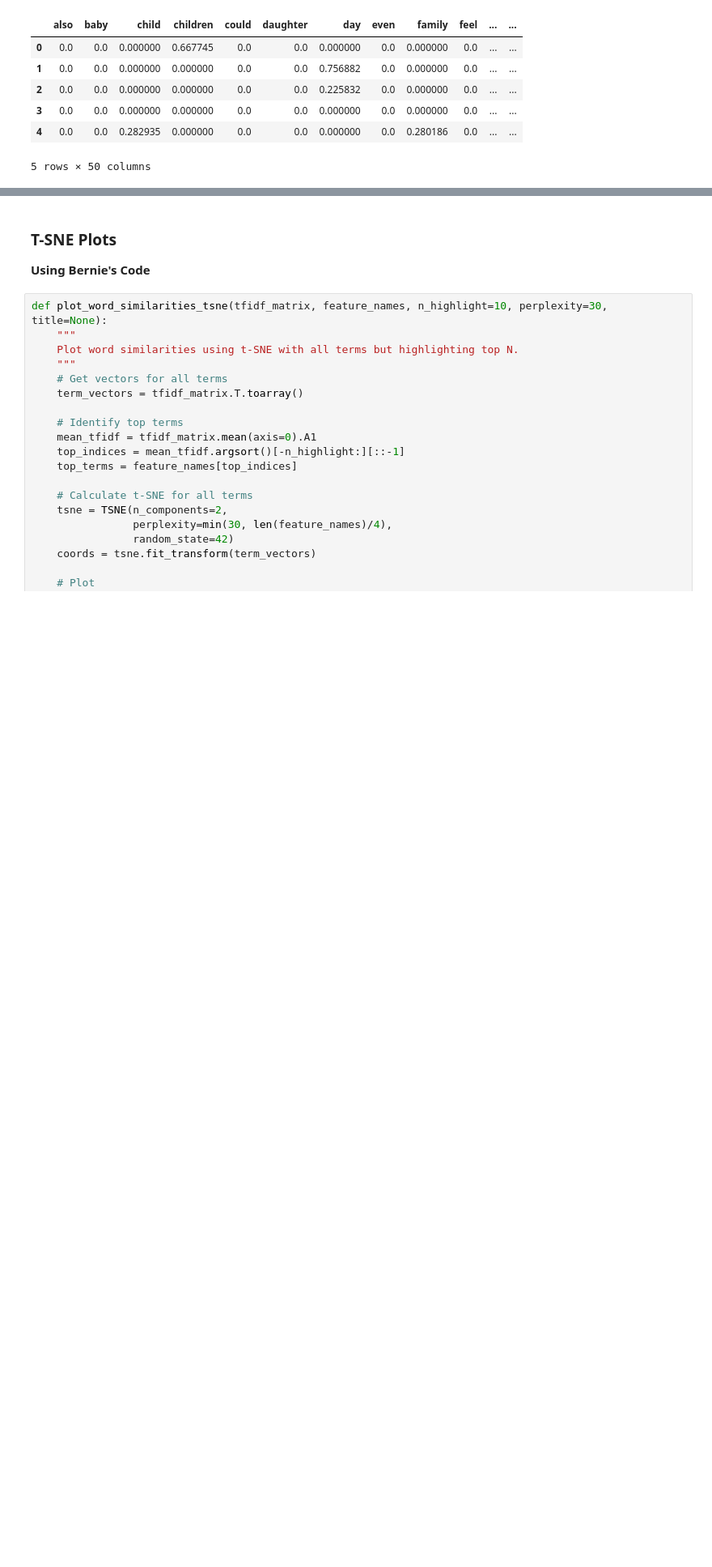
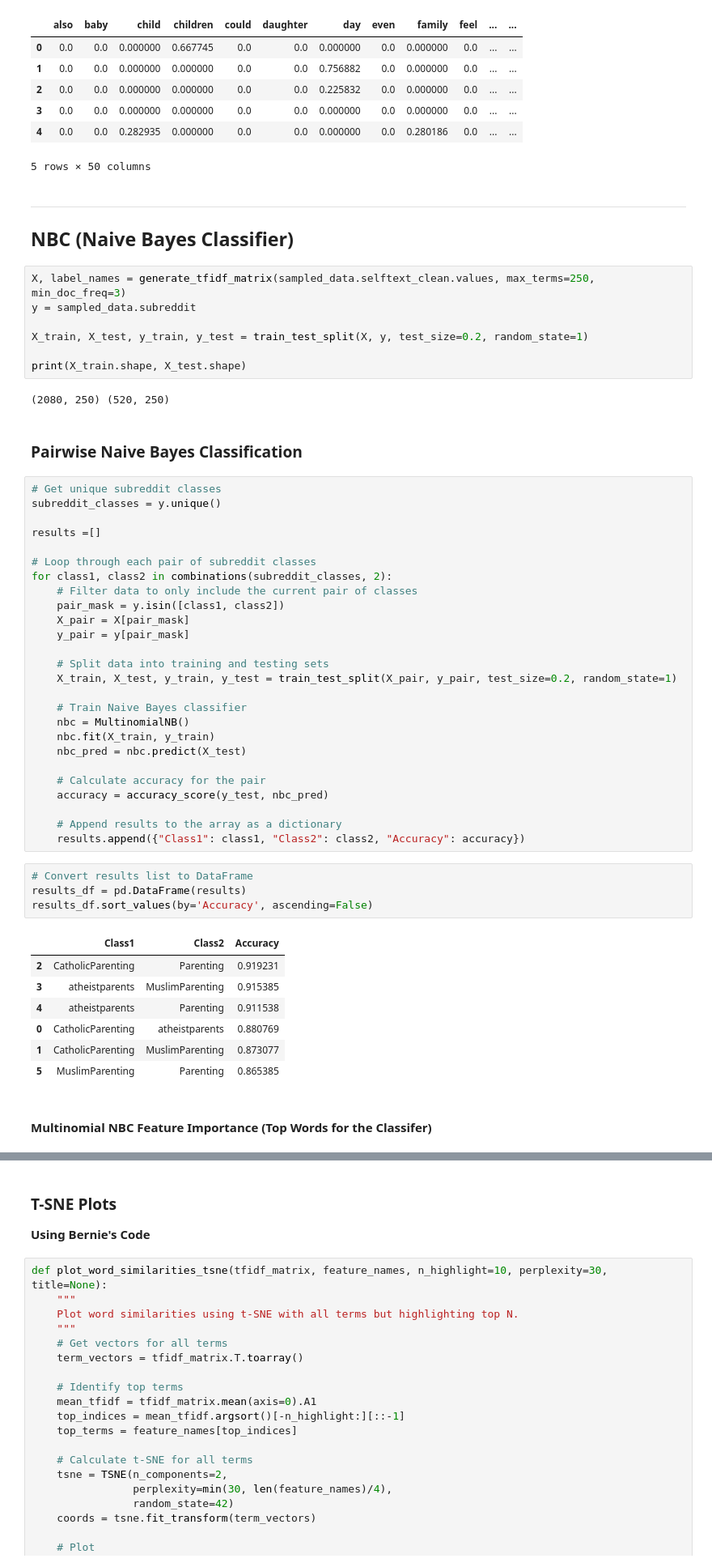
Before and after one commit to shreyansh-2003/parenting-style-subreddits-analyser, a Jupyter notebook: nlp_analysis.ipynb, the cells around one changed output, grey strips where cells are left out. Shown: that part at 81% size. Drawn from its saved outputs; the diff is of its cells as text; blank space fills up the shorter version.

```diff
--- a/nlp_analysis.ipynb
+++ b/nlp_analysis.ipynb
@@ -86,3 +91,57 @@ tfid_df.head(5)
 | 3 | 0.0 | 0.0 | 0.000000 | 0.000000 | 0.0 | 0.0 | 0.000000 | 0.0 | 0.000000 | 0.0 | ... | ... |
 | 4 | 0.0 | 0.0 | 0.282935 | 0.000000 | 0.0 | 0.0 | 0.000000 | 0.0 | 0.280186 | 0.0 | ... | ... |
 5 rows × 50 columns
+# %% [markdown]
+---
+## NBC (Naive Bayes Classifier)
+# %%
+X, label_names = generate_tfidf_matrix(sampled_data.selftext_clean.values, max_terms=250, min_doc_freq=3)
+y = sampled_data.subreddit
+
+X_train, X_test, y_train, y_test = train_test_split(X, y, test_size=0.2, random_state=1)
+
+print(X_train.shape, X_test.shape)
+# %% [output]
+(2080, 250) (520, 250)
+# %% [markdown]
+### Pairwise Naive Bayes Classification
+# %%
+# Get unique subreddit classes
+subreddit_classes = y.unique()
+
+results =[]
+
+# Loop through each pair of subreddit classes
+for class1, class2 in combinations(subreddit_classes, 2):
+    # Filter data to only include the current pair of classes
+    pair_mask = y.isin([class1, class2])
+    X_pair = X[pair_mask]
+    y_pair = y[pair_mask]
+
+    # Split data into training and testing sets
+    X_train, X_test, y_train, y_test = train_test_split(X_pair, y_pair, test_size=0.2, random_state=1)
+
+    # Train Naive Bayes classifier
+    nbc = MultinomialNB()
+    nbc.fit(X_train, y_train)
+    nbc_pred = nbc.predict(X_test)
+
+    # Calculate accuracy for the pair
+    accuracy = accuracy_score(y_test, nbc_pred)
+
+    # Append results to the array as a dictionary
+    results.append({"Class1": class1, "Class2": class2, "Accuracy": accuracy})
+# %%
+# Convert results list to DataFrame
+results_df = pd.DataFrame(results)
+results_df.sort_values(by='Accuracy', ascending=False)
+# %% [output]
+|  | Class1 | Class2 | Accuracy |
+| 2 | CatholicParenting | Parenting | 0.919231 |
+| 3 | atheistparents | MuslimParenting | 0.915385 |
+| 4 | atheistparents | Parenting | 0.911538 |
+| 0 | CatholicParenting | atheistparents | 0.880769 |
+| 1 | CatholicParenting | MuslimParenting | 0.873077 |
+| 5 | MuslimParenting | Parenting | 0.865385 |
+# %% [markdown]
+#### **Multinomial NBC Feature Importance (Top Words for the Classifer)**
```
Also changed, not shown: parts of 33 cells of this notebook.
